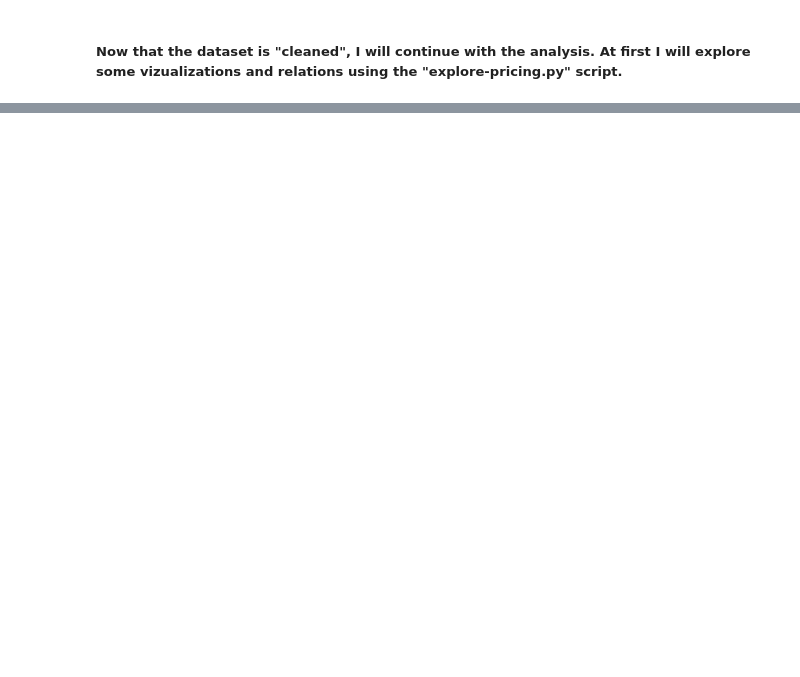
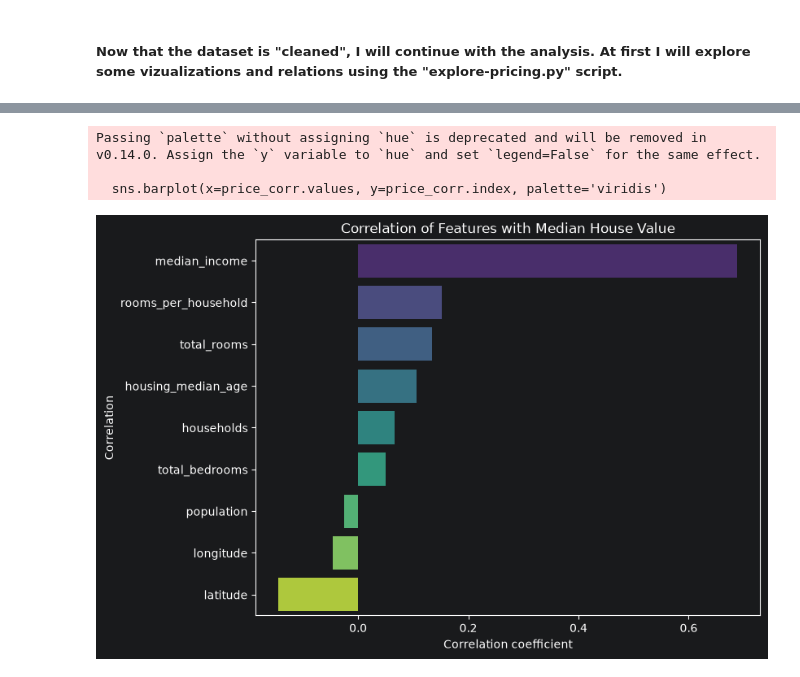
Before and after one commit to kovexison/Practica-AI, a Jupyter notebook: 01-ML-Regression/house_pricing.ipynb, the cells around one changed output, grey strips where cells are left out. Cells and saved outputs as stored; diff of their text form; code cells hidden in the pictures; blank space fills up the shorter version.

```diff
--- a/01-ML-Regression/house_pricing.ipynb
+++ b/01-ML-Regression/house_pricing.ipynb
@@ -132,0 +168,19 @@ df.head()
+# %%
+corr = df_cleaned.corr(numeric_only=True)
+
+price_corr = corr['median_house_value'].sort_values(ascending=False)
+
+price_corr = price_corr.drop('median_house_value')
+
+plt.figure(figsize=(8, 6))
+sns.barplot(x=price_corr.values, y=price_corr.index, palette='viridis')
+plt.title('Correlation of Features with Median House Value')
+plt.xlabel('Feature')
+plt.ylabel('Correlation')
+plt.xlabel('Correlation coefficient')
+plt.show()
+# %% [output]
+Passing `palette` without assigning `hue` is deprecated and will be removed in v0.14.0. Assign the `y` variable to `hue` and set `legend=False` for the same effect.
+
+  sns.barplot(x=price_corr.values, y=price_corr.index, palette='viridis')
+[figure, added]
```
Also changed, not shown: parts of 15 cells of this notebook.
